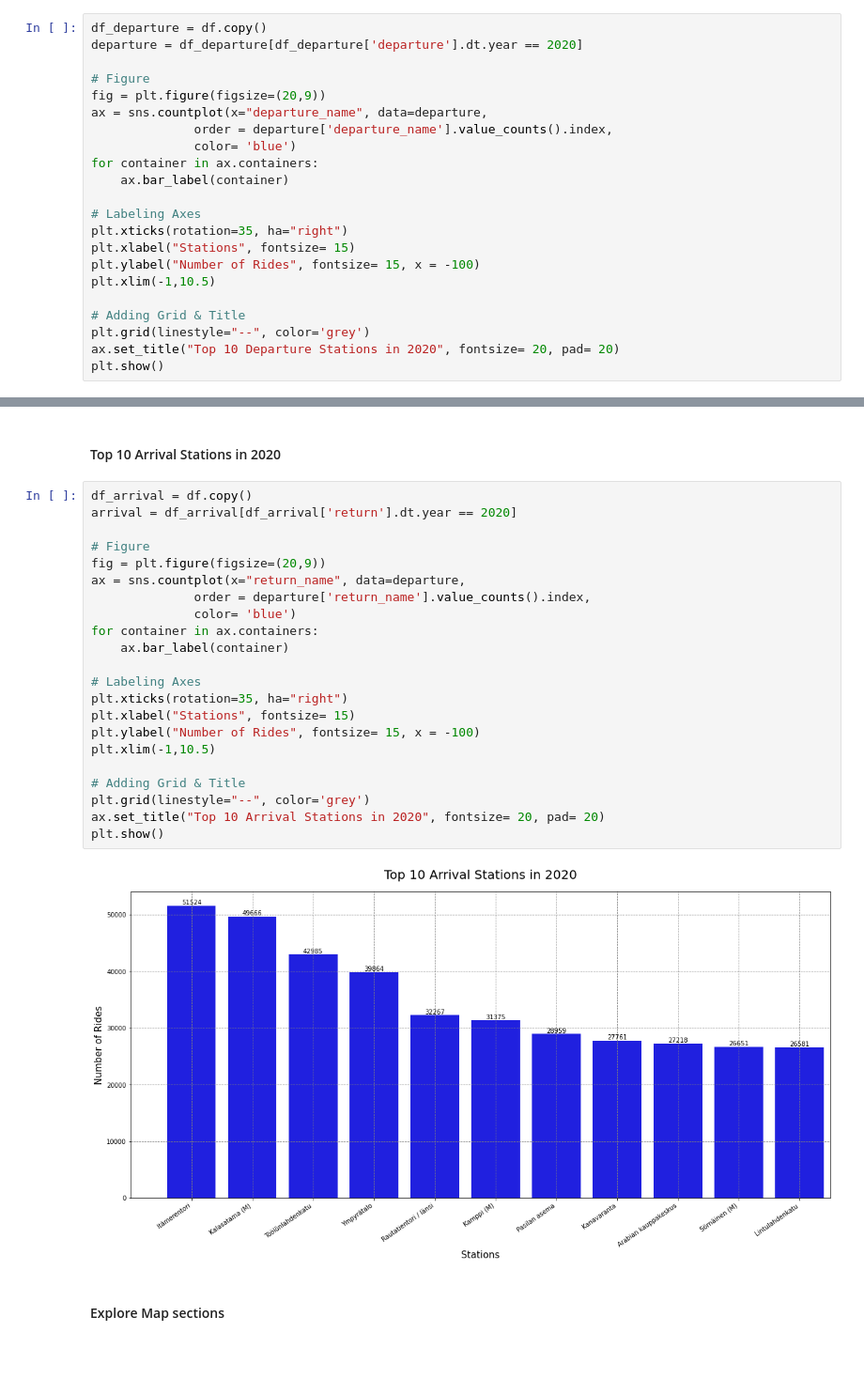
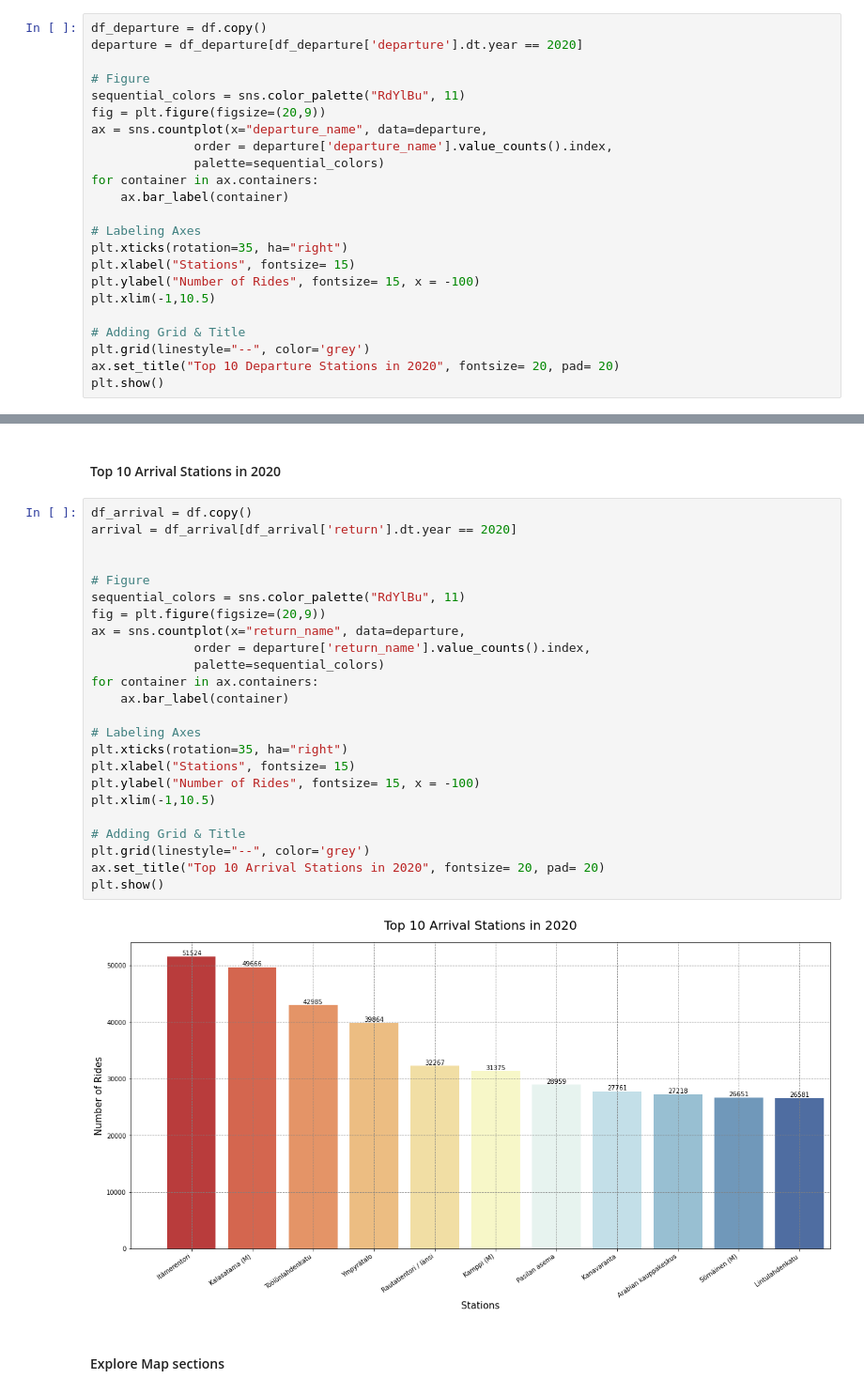
Before and after one commit to kelvinpurdom/HelsinkiCityBikes, a Jupyter notebook: notebooks/HelsinkiCityBikes.ipynb, the cells around one changed output, grey strips where cells are left out. Shown at 94% size. Drawn from its saved outputs; the diff is of its cells as text; blank space fills up the shorter version.

Commit message:
changed sns colorpalette

```diff
--- a/notebooks/HelsinkiCityBikes.ipynb
+++ b/notebooks/HelsinkiCityBikes.ipynb
@@ -220,10 +220,11 @@ df_departure = df.copy()
 departure = df_departure[df_departure['departure'].dt.year == 2020]
 
 # Figure
+sequential_colors = sns.color_palette("RdYlBu", 11)
 fig = plt.figure(figsize=(20,9))
 ax = sns.countplot(x="departure_name", data=departure,
               order = departure['departure_name'].value_counts().index,
-              color= 'blue')
+              palette=sequential_colors)
 for container in ax.containers:
     ax.bar_label(container)
 
@@ -244,27 +245,29 @@ plt.show()
 # %%
 df_arrival = df.copy()
 arrival = df_arrival[df_arrival['return'].dt.year == 2020]
 
+
 # Figure
+sequential_colors = sns.color_palette("RdYlBu", 11)
 fig = plt.figure(figsize=(20,9))
 ax = sns.countplot(x="return_name", data=departure,
               order = departure['return_name'].value_counts().index,
-              color= 'blue')
+              palette=sequential_colors)
 for container in ax.containers:
     ax.bar_label(container)
 
 # Labeling Axes
 plt.xticks(rotation=35, ha="right")
 plt.xlabel("Stations", fontsize= 15)
 plt.ylabel("Number of Rides", fontsize= 15, x = -100)
 plt.xlim(-1,10.5)
 
 # Adding Grid & Title
 plt.grid(linestyle="--", color='grey')
 ax.set_title("Top 10 Arrival Stations in 2020", fontsize= 20, pad= 20)
 plt.show()
 # %% [output]
-[figure, old version]
+[figure, new version]
 # %% [markdown]
 #### Explore Map sections
 # %% [markdown]
```
Also changed, not shown: parts of 6 cells of this notebook.
